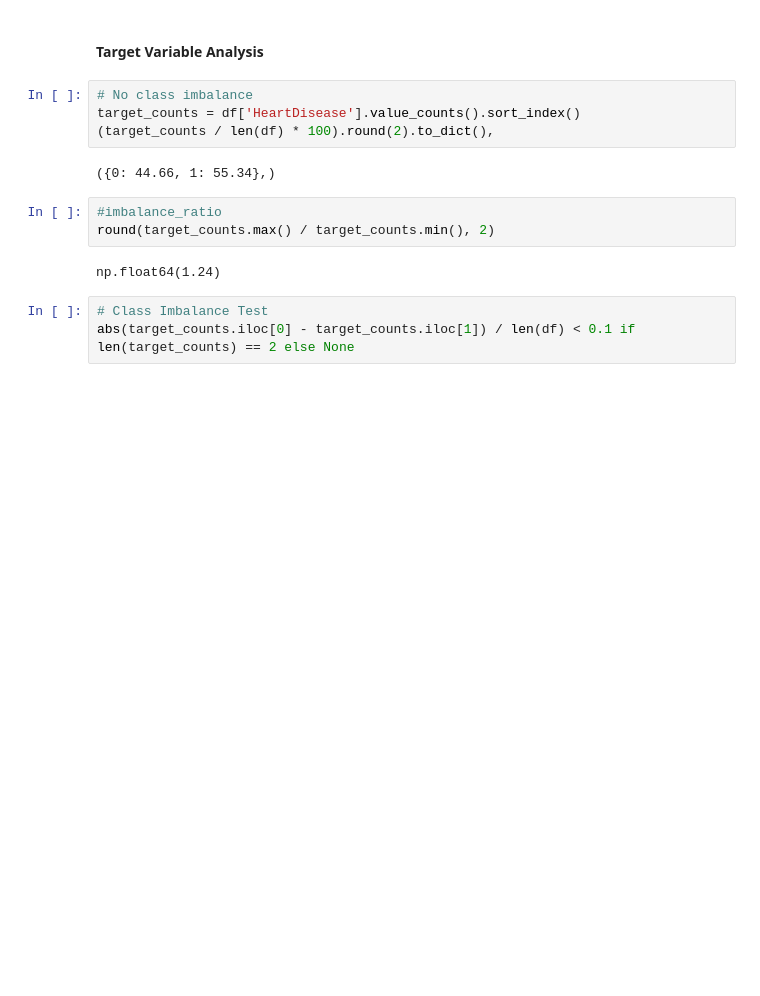
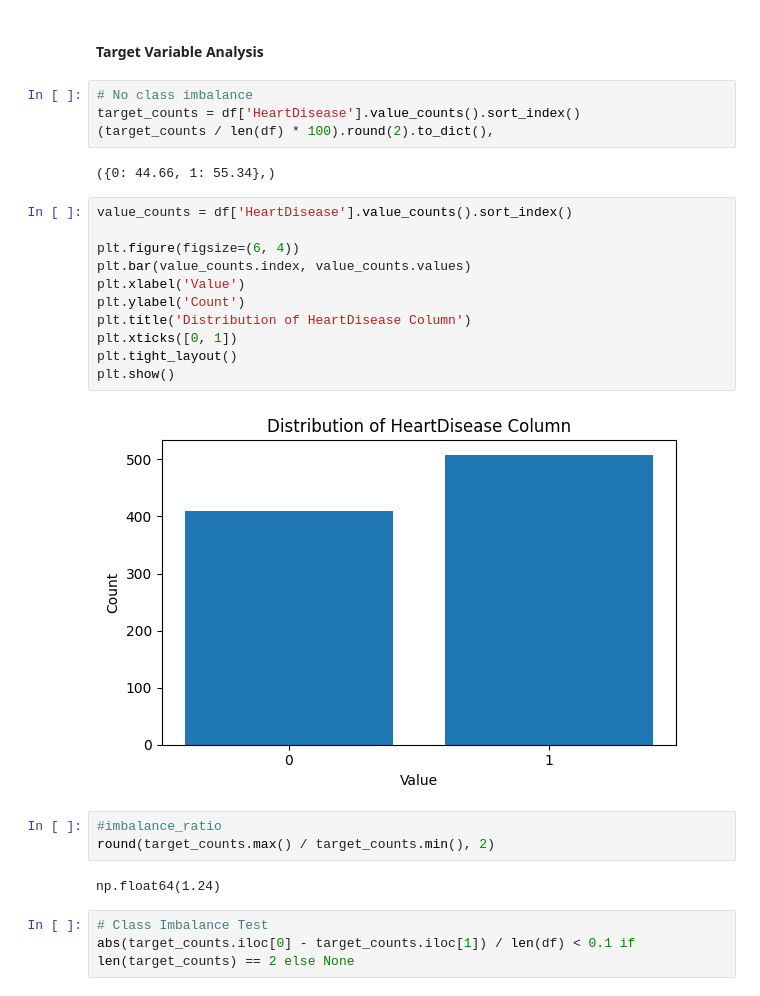
Before and after one commit to maiqkhan/heart_disease_classifier, a Jupyter notebook: exploratory_data_analysis/01_data_understanding.ipynb, the cells around one changed output. Saved outputs shown, nothing was run; the diff lists cells and outputs as text; blank space fills up the shorter version.

```diff
--- a/exploratory_data_analysis/01_data_understanding.ipynb
+++ b/exploratory_data_analysis/01_data_understanding.ipynb
@@ -199,6 +199,19 @@ target_counts = df['HeartDisease'].value_counts().sort_index()
 (target_counts / len(df) * 100).round(2).to_dict(),
 # %% [output]
 ({0: 44.66, 1: 55.34},)
+# %%
+value_counts = df['HeartDisease'].value_counts().sort_index()
+
+plt.figure(figsize=(6, 4))
+plt.bar(value_counts.index, value_counts.values)
+plt.xlabel('Value')
+plt.ylabel('Count')
+plt.title('Distribution of HeartDisease Column')
+plt.xticks([0, 1])
+plt.tight_layout()
+plt.show()
+# %% [output]
+[figure, added]
 # %%
 #imbalance_ratio
 round(target_counts.max() / target_counts.min(), 2)
```
Also changed, not shown: parts of 2 cells of this notebook, 4 other files.
